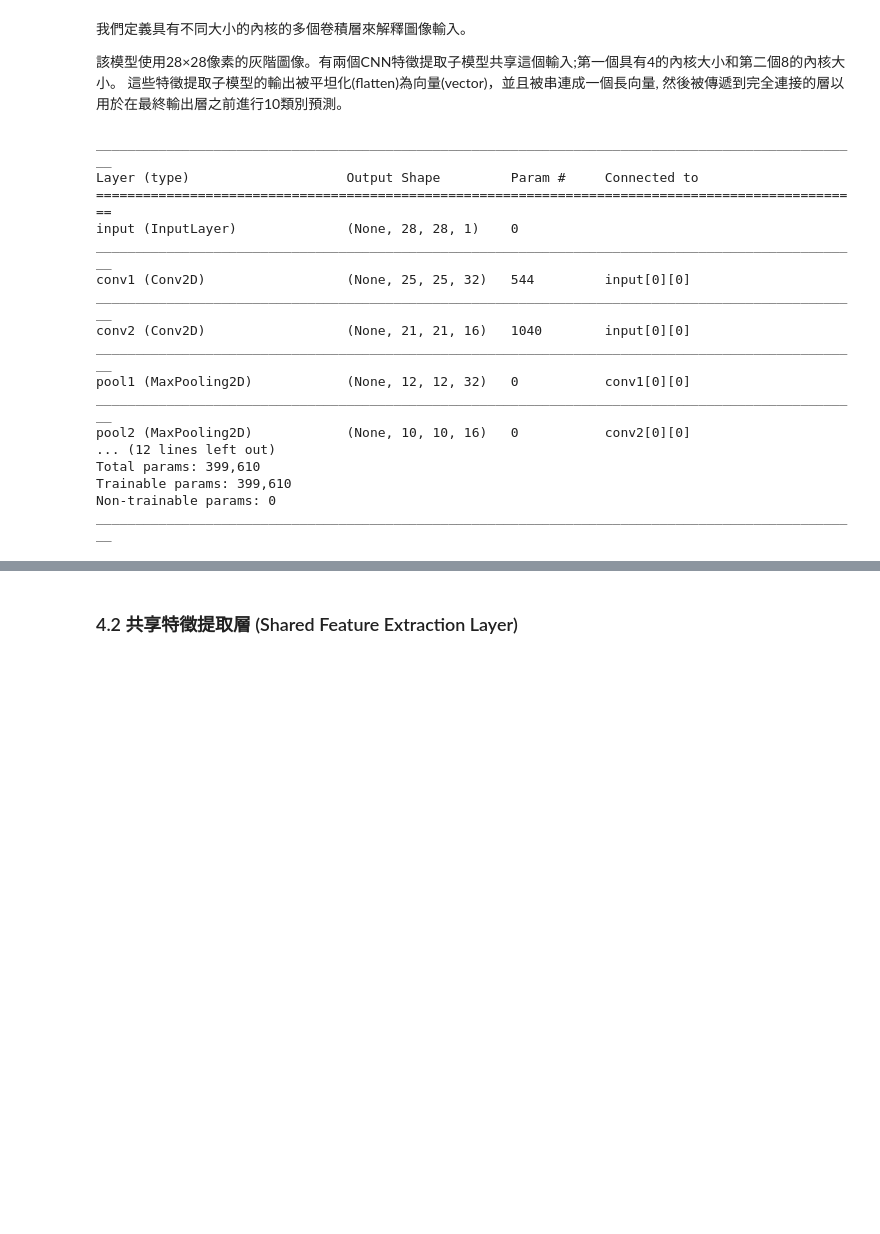
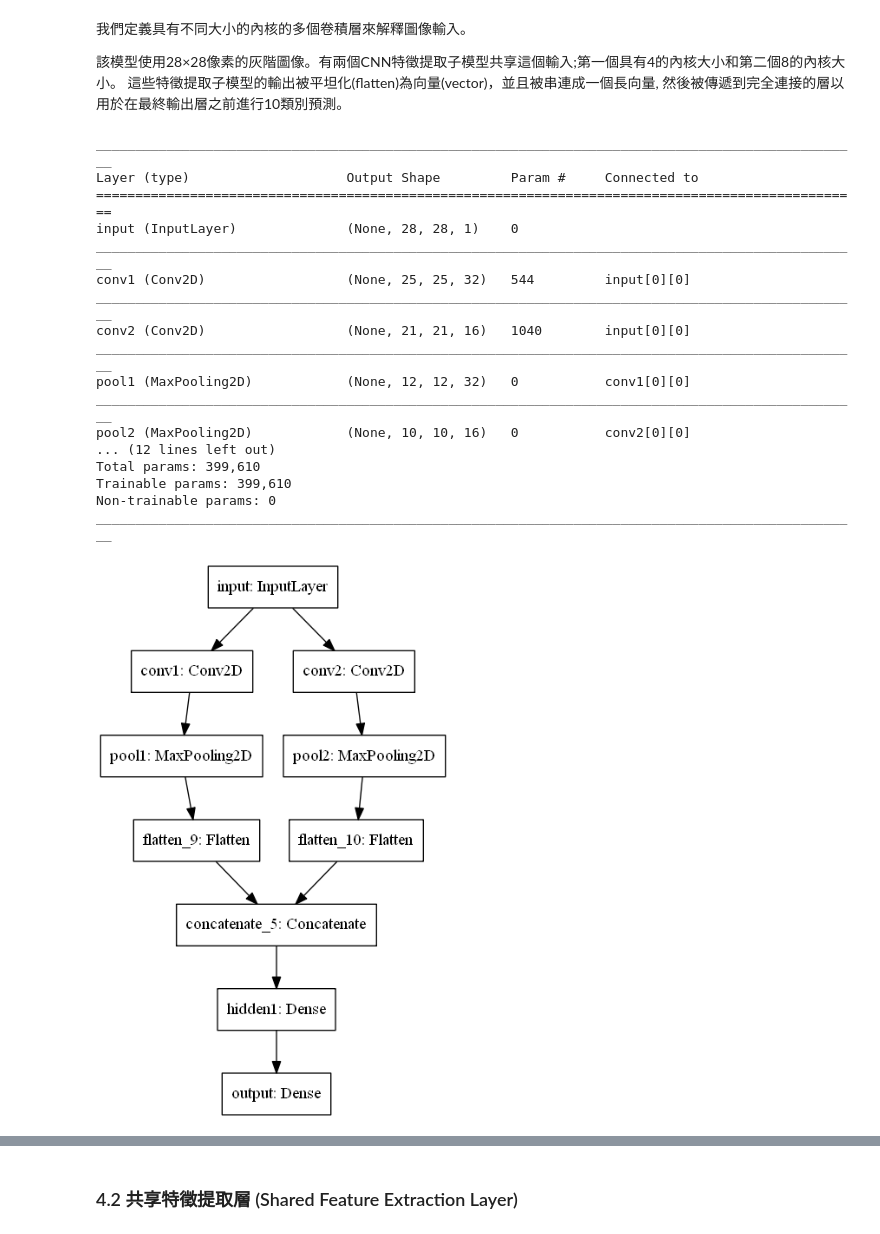
Before and after one commit to erhwenkuo/deep-learning-with-keras-notebooks, a Jupyter notebook: 1.1-keras-functional-api.ipynb, the cells around one changed output, grey strips where cells are left out. Cells and saved outputs as stored; diff of their text form; code cells hidden in the pictures; blank space fills up the shorter version.

```diff
--- a/1.1-keras-functional-api.ipynb
+++ b/1.1-keras-functional-api.ipynb
@@ -320,30 +326,34 @@ hidden1 = Dense(64, activation='relu', name='hidden1')(merge)
 
 # 輸出層
 output = Dense(10, activation='softmax', name='output')(hidden1)
 
 # 以Model來組合整個網絡
 model = Model(inputs=mnist_input, outputs=output)
 
 # 打印網絡結構
 model.summary()
 
 # plot graph
 plot_model(model, to_file='shared_input_layer.png')
+
+# 秀出網絡拓撲圖
+Image('shared_input_layer.png')
 # %% [output]
 __________________________________________________________________________________________________
 Layer (type)                    Output Shape         Param #     Connected to
 ==================================================================================================
 input (InputLayer)              (None, 28, 28, 1)    0
 __________________________________________________________________________________________________
 conv1 (Conv2D)                  (None, 25, 25, 32)   544         input[0][0]
 __________________________________________________________________________________________________
 conv2 (Conv2D)                  (None, 21, 21, 16)   1040        input[0][0]
 __________________________________________________________________________________________________
 pool1 (MaxPooling2D)            (None, 12, 12, 32)   0           conv1[0][0]
 __________________________________________________________________________________________________
 pool2 (MaxPooling2D)            (None, 10, 10, 16)   0           conv2[0][0]
 ... (12 lines left out)
 Total params: 399,610
 Trainable params: 399,610
 Non-trainable params: 0
 __________________________________________________________________________________________________
+[figure, added]
```
Also changed, not shown: parts of 14 cells of this notebook.
